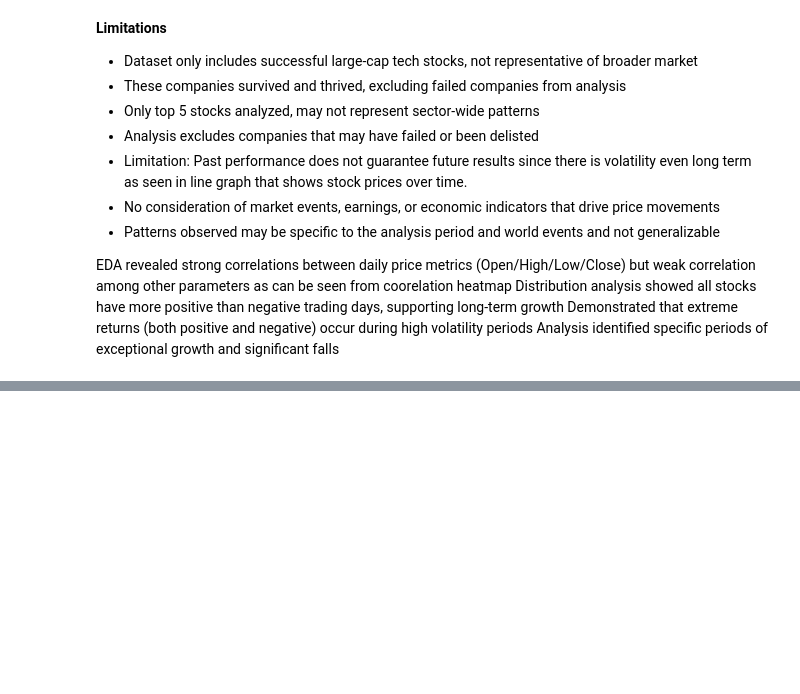
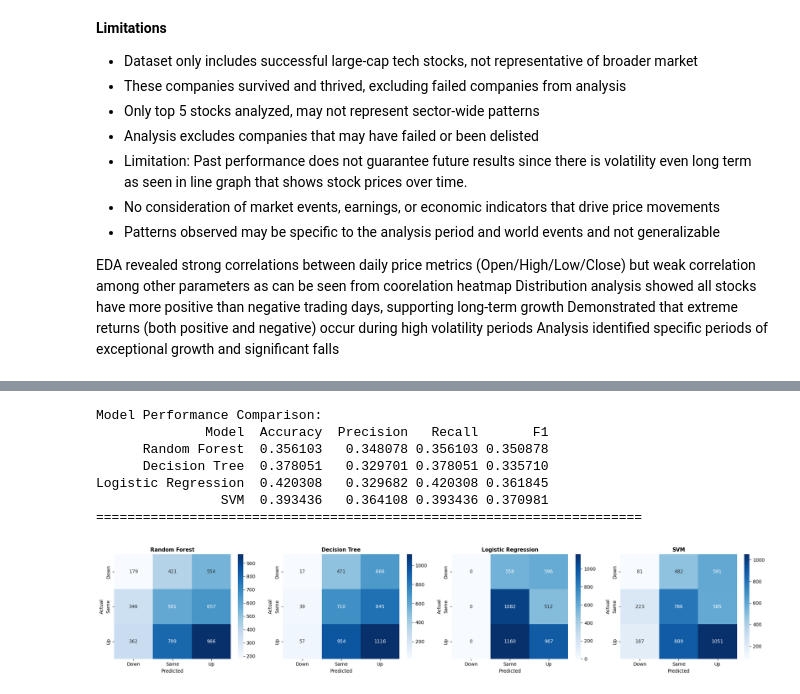
Before and after one commit to Aravindh4404/DATA601UCal, a Jupyter notebook: DATA601_2.ipynb, the cells around one changed output, grey strips where cells are left out. Drawn from its saved outputs; the diff is of its cells as text; code cells hidden in the pictures; blank space fills up the shorter version.

```diff
--- a/DATA601_2.ipynb
+++ b/DATA601_2.ipynb
@@ -3149,0 +858,74 @@ this is the end
+# %%
+# Training different models
+svm_model = SVC(kernel='rbf', random_state=42)
+svm_model.fit(X_train_scaled, y_train)
+svm_pred = svm_model.predict(X_test_scaled)
+
+rf_model = RandomForestClassifier(n_estimators=50, max_depth=8, random_state=42)
+rf_model.fit(X_train_scaled, y_train)
+rf_pred = rf_model.predict(X_test_scaled)
+
+dt_model = DecisionTreeClassifier(max_depth=5, random_state=42)
+dt_model.fit(X_train_scaled, y_train)
+dt_pred = dt_model.predict(X_test_scaled)
+
+lr_model = LogisticRegression(max_iter=500, random_state=42)
+lr_model.fit(X_train_scaled, y_train)
+lr_pred = lr_model.predict(X_test_scaled)
+# %%
+# Model comparison
+model_names = ['Random Forest', 'Decision Tree', 'Logistic Regression', 'SVM']
+predictions = [rf_pred, dt_pred, lr_pred, svm_pred]
+
+# Metrics table
+metrics_data = []
+for name, pred in zip(model_names, predictions):
+    acc = accuracy_score(y_test, pred)
+    prec, rec, f1, _ = precision_recall_fscore_support(y_test, pred, average='weighted', zero_division=0)
+    metrics_data.append({'Model': name, 'Accuracy': acc, 'Precision': prec, 'Recall': rec, 'F1': f1})
+
+metrics_df = pd.DataFrame(metrics_data)
+print("Model Performance Comparison:")
+print(metrics_df.to_string(index=False))
+print("="*70)
+
+# Confusion matrices
+fig, axes = plt.subplots(1, 4, figsize=(20, 4))
+for idx, (name, pred) in enumerate(zip(model_names, predictions)):
+    cm = confusion_matrix(y_test, pred, labels=['Down', 'Same', 'Up'])
+    sns.heatmap(cm, annot=True, fmt='d', cmap='Blues', ax=axes[idx],
+                xticklabels=['Down', 'Same', 'Up'], yticklabels=['Down', 'Same', 'Up'])
+    axes[idx].set_title(f'{name}', fontsize=11, fontweight='bold')
+    axes[idx].set_ylabel('Actual')
+    axes[idx].set_xlabel('Predicted')
+
+plt.tight_layout()
+plt.show()
+
+# Feature importance (only for tree-based models)
+print("\n" + "="*70)
+print("FEATURE IMPORTANCE")
+print("="*70)
+
+print("\nRandom Forest:")
+feature_imp_rf = pd.DataFrame({
+    'Feature': features,
+    'Importance': rf_model.feature_importances_
+}).sort_values('Importance', ascending=False)
+print(feature_imp_rf.to_string(index=False))
+
+print("\nDecision Tree:")
+feature_imp_dt = pd.DataFrame({
+    'Feature': features,
+    'Importance': dt_model.feature_importances_
+}).sort_values('Importance', ascending=False)
+print(feature_imp_dt.to_string(index=False))
+# %% [output]
+Model Performance Comparison:
+              Model  Accuracy  Precision   Recall       F1
+      Random Forest  0.356103   0.348078 0.356103 0.350878
+      Decision Tree  0.378051   0.329701 0.378051 0.335710
+Logistic Regression  0.420308   0.329682 0.420308 0.361845
+                SVM  0.393436   0.364108 0.393436 0.370981
+======================================================================
+[figure, added]
```
Also changed, not shown: parts of 49 cells of this notebook.
